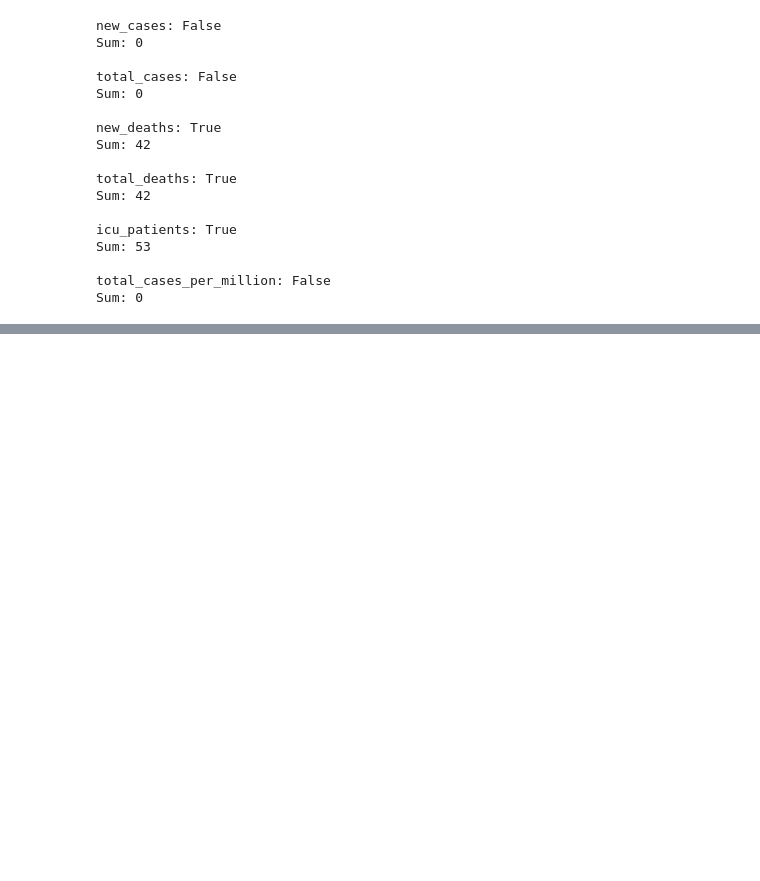
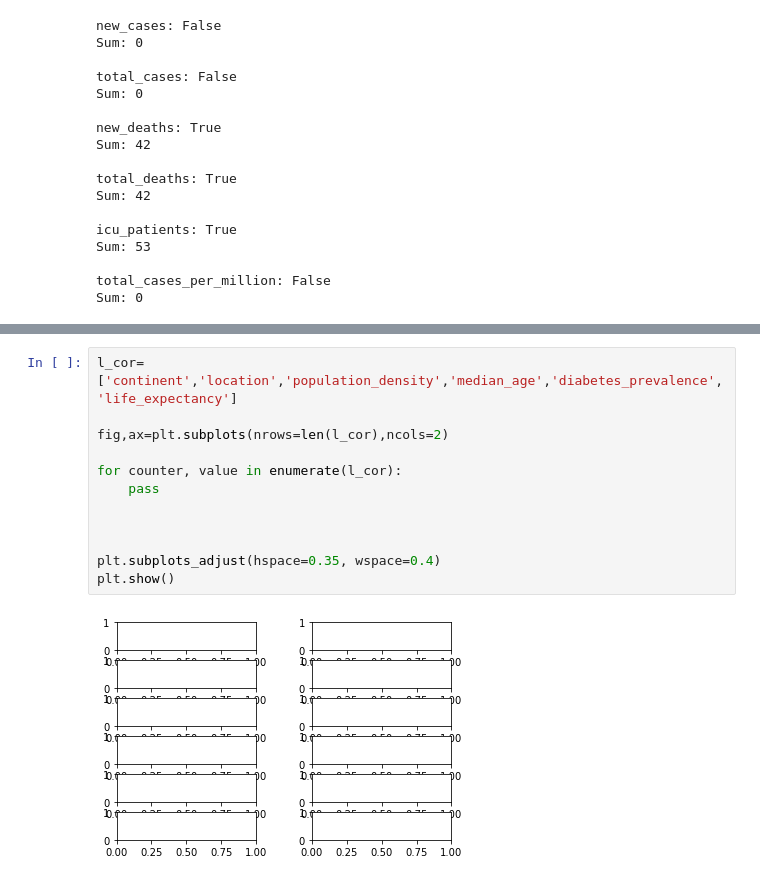
Before and after one commit to SebastianW89/COVID_19_GERMANY, a Jupyter notebook: COVID_WORLD_II.ipynb, the cells around one changed output, grey strips where cells are left out. Drawn from its saved outputs; the diff is of its cells as text; blank space fills up the shorter version.

```diff
--- a/COVID_WORLD_II.ipynb
+++ b/COVID_WORLD_II.ipynb
@@ -156,0 +200,14 @@ Index(['location', 'date', 'total_cases', 'new_cases', 'total_deaths',
+# %%
+l_cor=['continent','location','population_density','median_age','diabetes_prevalence','life_expectancy']
+
+fig,ax=plt.subplots(nrows=len(l_cor),ncols=2)
+
+for counter, value in enumerate(l_cor):
+    pass
+
+
+
+plt.subplots_adjust(hspace=0.35, wspace=0.4)
+plt.show()
+# %% [output]
+[figure, added]
```
Also changed, not shown: parts of 11 cells of this notebook.
